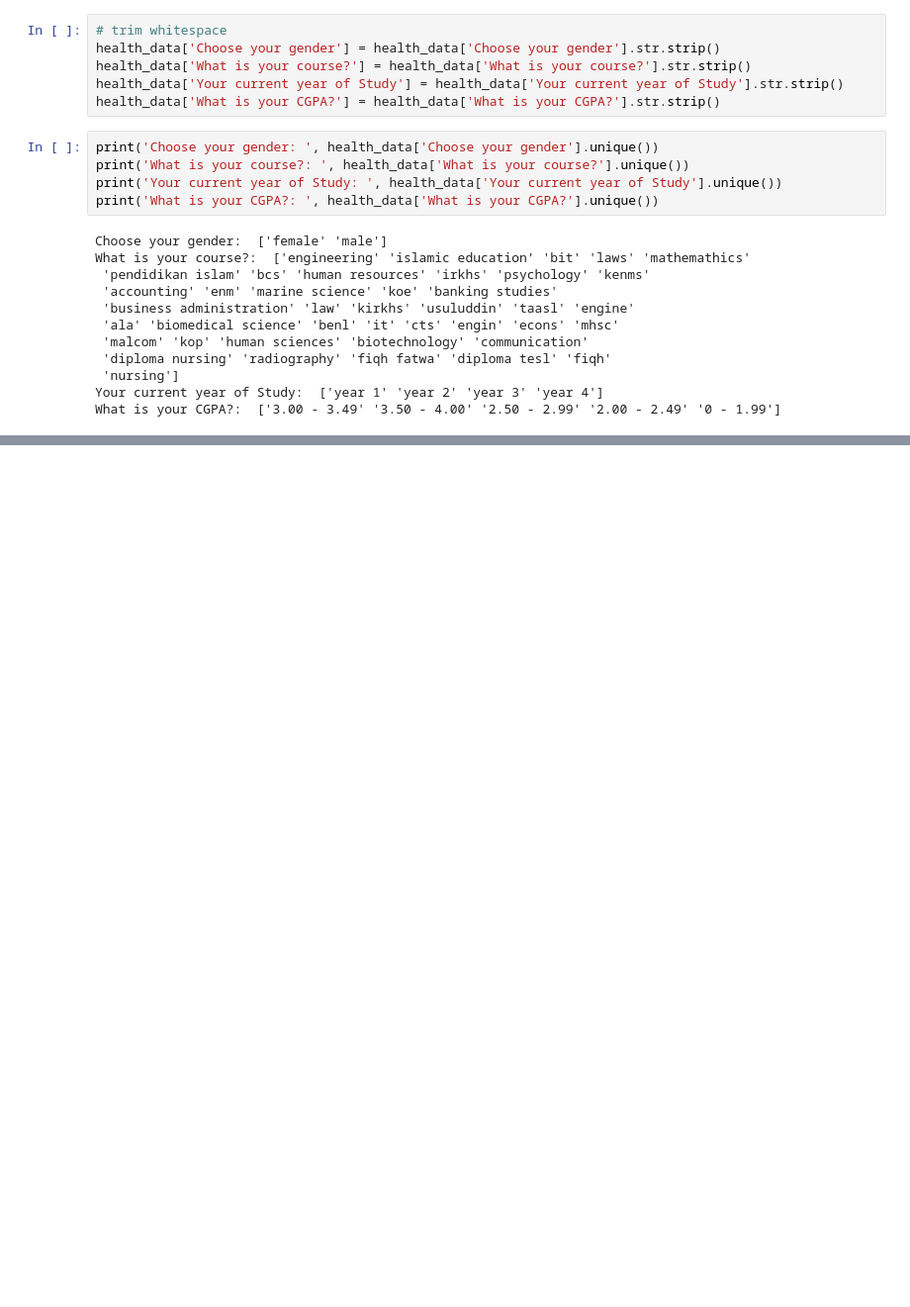
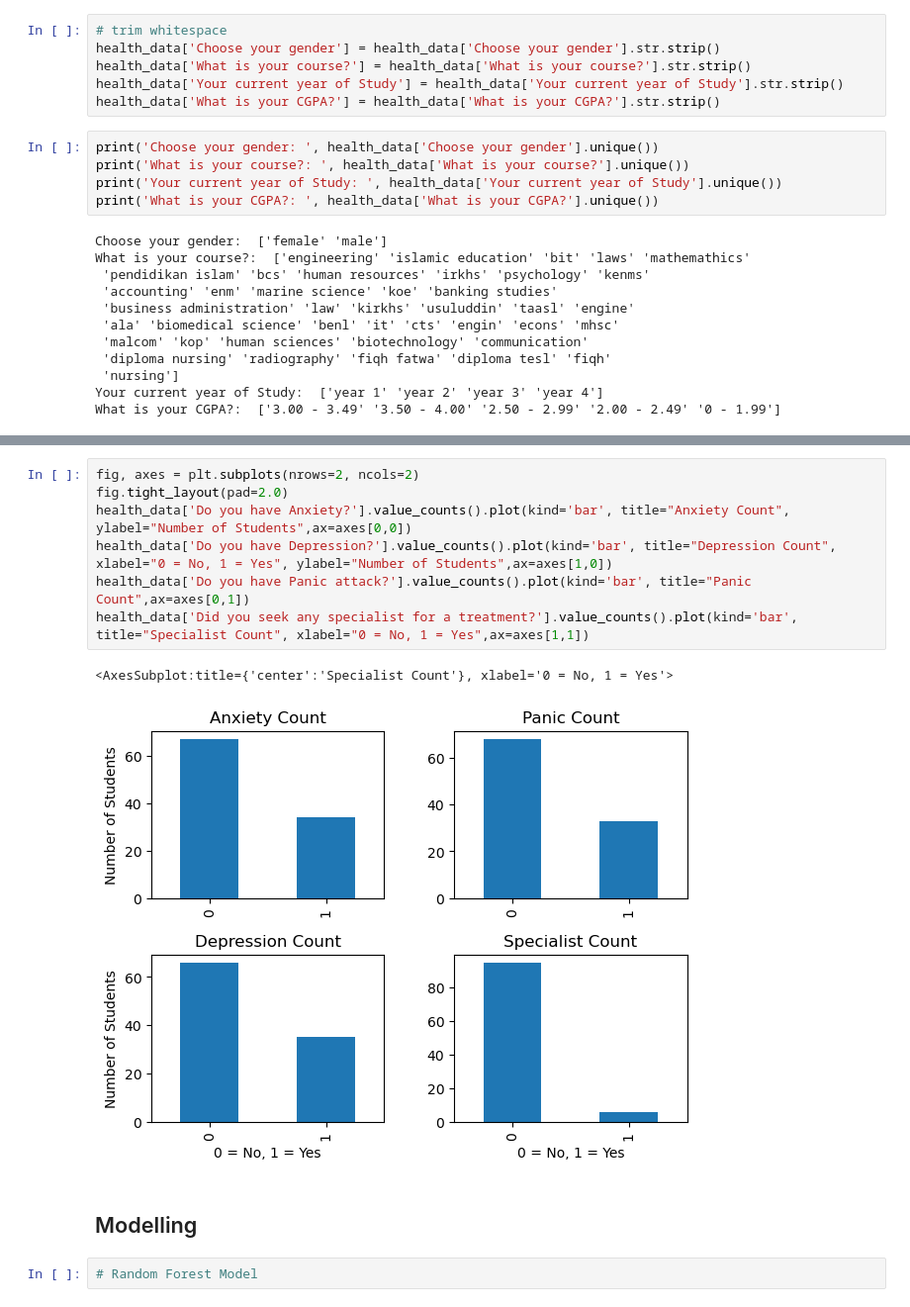
Before and after one commit to joyang15/student-mental-health, a Jupyter notebook: investigating-student-mental-health-data.ipynb, the cells around one changed output, grey strips where cells are left out. Shown at 99% size. Drawn from its saved outputs; the diff is of its cells as text; blank space fills up the shorter version.

```diff
--- a/investigating-student-mental-health-data.ipynb
+++ b/investigating-student-mental-health-data.ipynb
@@ -124,0 +154,14 @@ What is your CGPA?:  ['3.00 - 3.49' '3.50 - 4.00' '2.50 - 2.99' '2.00 - 2.49' '0
+# %%
+fig, axes = plt.subplots(nrows=2, ncols=2)
+fig.tight_layout(pad=2.0)
+health_data['Do you have Anxiety?'].value_counts().plot(kind='bar', title="Anxiety Count", ylabel="Number of Students",ax=axes[0,0])
+health_data['Do you have Depression?'].value_counts().plot(kind='bar', title="Depression Count", xlabel="0 = No, 1 = Yes", ylabel="Number of Students",ax=axes[1,0])
+health_data['Do you have Panic attack?'].value_counts().plot(kind='bar', title="Panic Count",ax=axes[0,1])
+health_data['Did you seek any specialist for a treatment?'].value_counts().plot(kind='bar', title="Specialist Count", xlabel="0 = No, 1 = Yes",ax=axes[1,1])
+# %% [output]
+<AxesSubplot:title={'center':'Specialist Count'}, xlabel='0 = No, 1 = Yes'>
+[figure, added]
+# %% [markdown]
+## Modelling
+# %%
+# Random Forest Model
```
Also changed, not shown: parts of 7 cells of this notebook.
